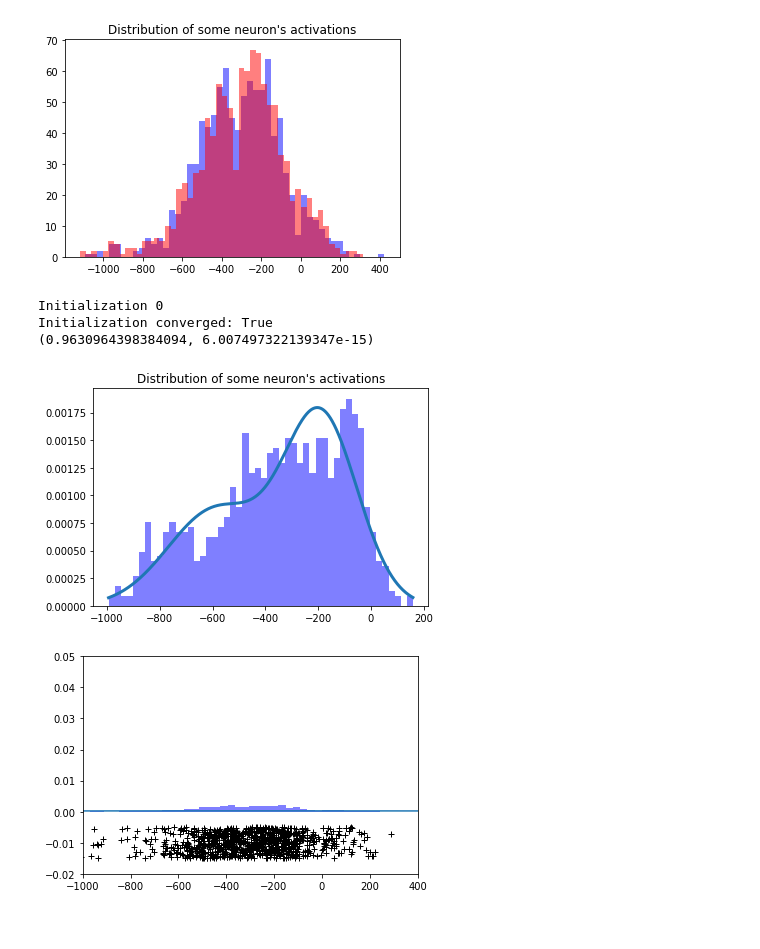
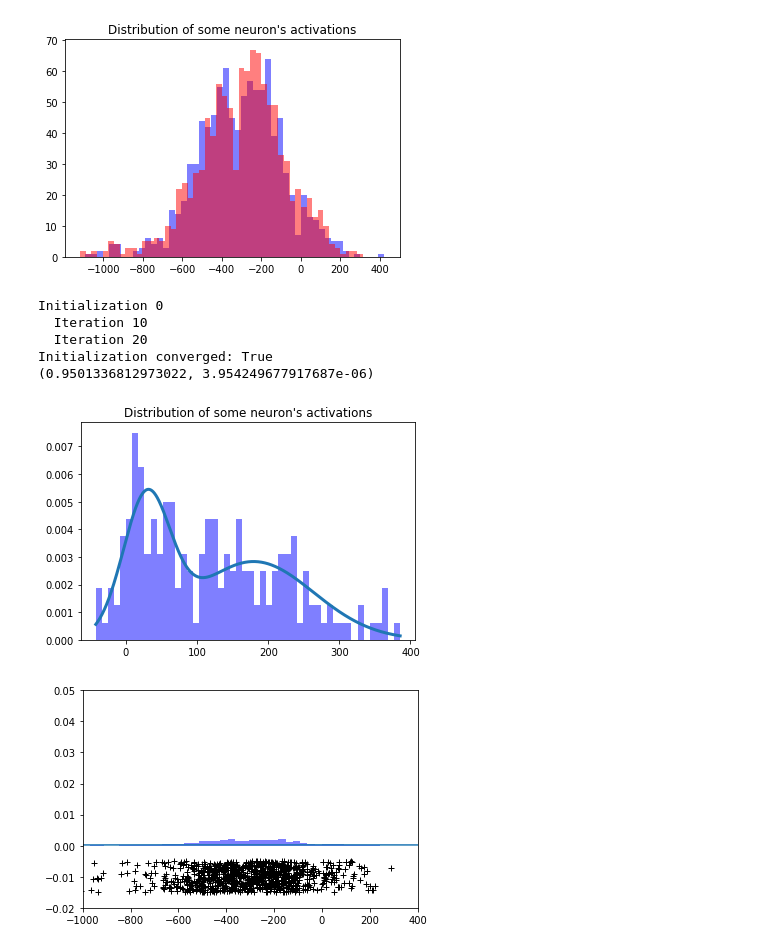
Before and after one commit to zsoltzombori/resistant-neurons, a Jupyter notebook: visualization/bit_of_ML.ipynb, the cells around one changed output. Saved outputs shown, nothing was run; the diff lists cells and outputs as text; code cells hidden in the pictures.

```diff
--- a/visualization/bit_of_ML.ipynb
+++ b/visualization/bit_of_ML.ipynb
@@ -14,13 +17,10 @@ files = sorted(os.listdir('../neuron_logs/train_data'))
 # %%
-with open(os.path.join('..', 'neuron_logs', 'train_data', 'output_20191013-181903.json'), 'r') as f:
-    neuron_data = json.load(f)
-
 target = 'usefulness_loss'
 
 
 target_thr = [neuron_data[e][neuron][target] for neuron in neuron_data['0'] for e in neuron_data  if e != '0' and ' ' in neuron and int(e) < 10]
 
-threshold = np.percentile(target_thr, 50)
+threshold = np.percentile(target_thr, 10)
 
 print(threshold)
 
@@ -71,7 +71,7 @@ for i, filename in enumerate(files[:2]):
             current_data = neuron_data[e][neuron]
             important_features = []
             #important_features += reduce_to_statistics(current_data['activations'], neuron_data[e]['original_labels'])
-            important_features = sorted(current_data['activations'][:2000])
+            important_features = current_data['activations'][:2000]
             important_features += [current_data['depth']]
             important_features += [current_data['inverse_depth']]
             important_features += [current_data['width']]
@@ -198,34 +218,36 @@ Text(0.5, 1.0, "Distribution of some neuron's activations")
 # %%
 from sklearn.mixture import GaussianMixture
 
 
 num = 6
-neuron = '1 11'
+neuron = '3 24'
 current_data = neuron_data[str(e)][neuron]
 some_data = reduce_to_statistics(current_data['activations'], neuron_data[str(e)]['original_labels'], debug=True)
 plt.hist(some_data[num], bins = 50, alpha = 0.5, color = 'blue', density=True)
 #plt.hist(some_data[num-2], bins = 50, alpha = 0.5, color = 'red')
 plt.title('Distribution of some neuron\'s activations')
 
 gmm = GaussianMixture(n_components=2, verbose = 1)
 gmm.fit(np.array(some_data[num]).reshape(-1, 1))
 gmm.means_
 
 
 # Plot the data to which the GMM is being fitted
 x = np.linspace(min(some_data[num]), max(some_data[num]), 1000).reshape(-1, 1)
 y = np.exp(gmm.score_samples(x))
 
 plt.plot(x, y, linewidth=3)
 
 from scipy.stats import shapiro
 
 print(shapiro(some_data[num][:2000]))
 # %% [output]
 Initialization 0
+  Iteration 10
+  Iteration 20
 Initialization converged: True
-(0.9630964398384094, 6.007497322139347e-15)
+(0.9501336812973022, 3.954249677917687e-06)
-[figure, old version]
+[figure, new version]
 # %%
 from scipy.stats import norm
 
```
Also changed, not shown: parts of 7 cells of this notebook, 1 other file.
